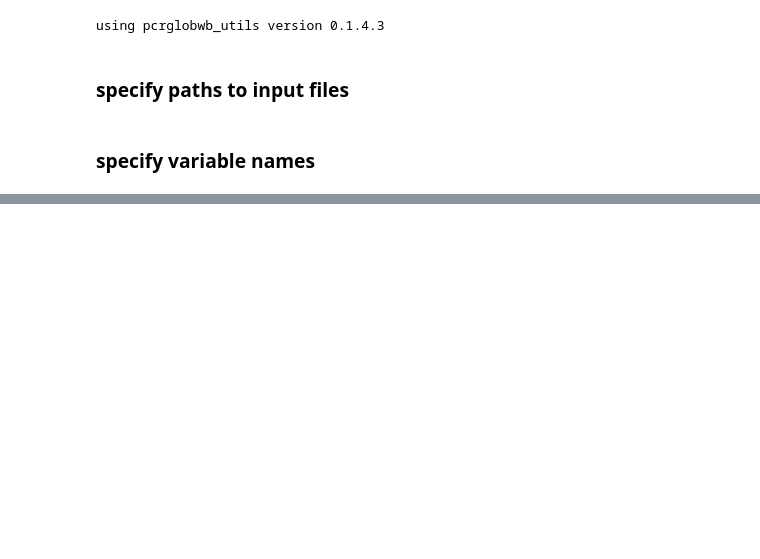
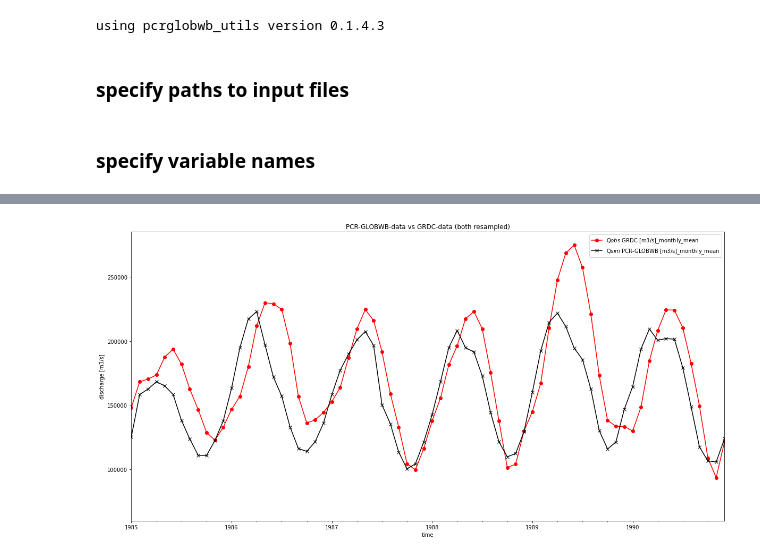
Before and after one commit to JannisHoch/pcrglobwb_utils, a Jupyter notebook: examples/example.ipynb, the cells around one changed output, grey strips where cells are left out. Saved outputs shown, nothing was run; the diff lists cells and outputs as text; code cells hidden in the pictures; blank space fills up the shorter version.

```diff
--- a/examples/example.ipynb
+++ b/examples/example.ipynb
@@ -161,0 +193,2 @@ By parsing the water balance statements in the log file, it is possible to get t
+# %%
+GRDC_data_monthly = grdc_obj.resample2monthly(stat_func='mean', suffix='_monthly')
@@ -161,0 +207,7 @@ By parsing the water balance statements in the log file, it is possible to get t
+# %%
+ax = GRDC_data_monthly.plot(c='r', marker='o', figsize=(20,10))
+q_sim_obidos_monthly.plot(ax=ax, c='k', marker='x', title='PCR-GLOBWB-data vs GRDC-data (both resampled)')
+ax.set_ylabel('discharge [m3/s]')
+ax.set_xlim(q_sim_obidos_monthly.index.values[0], q_sim_obidos_monthly.index.values[-1]);
+# %% [output]
+[figure, added]
```
Also changed, not shown: parts of 80 cells of this notebook.
